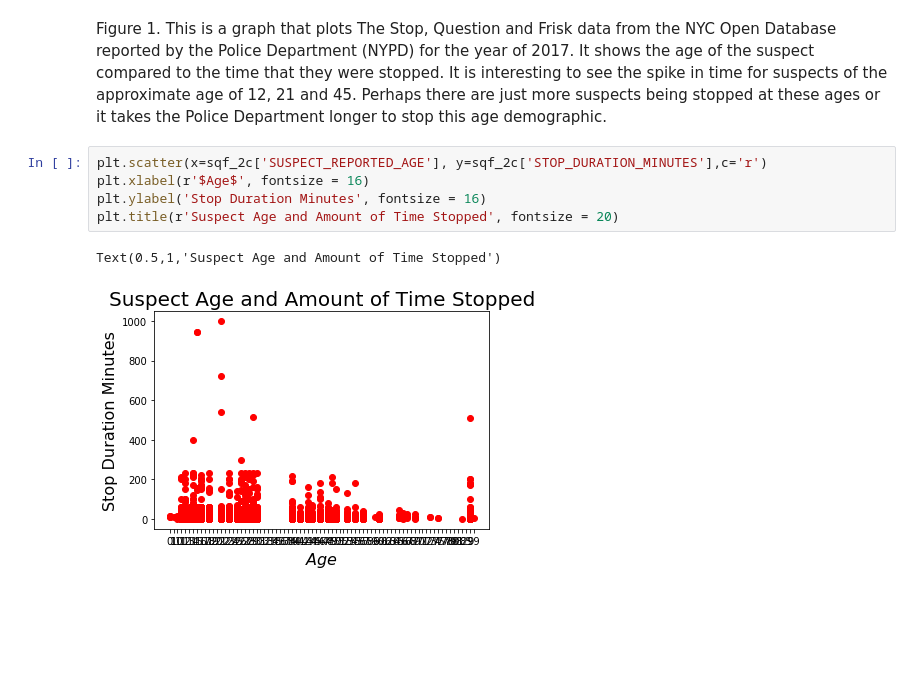
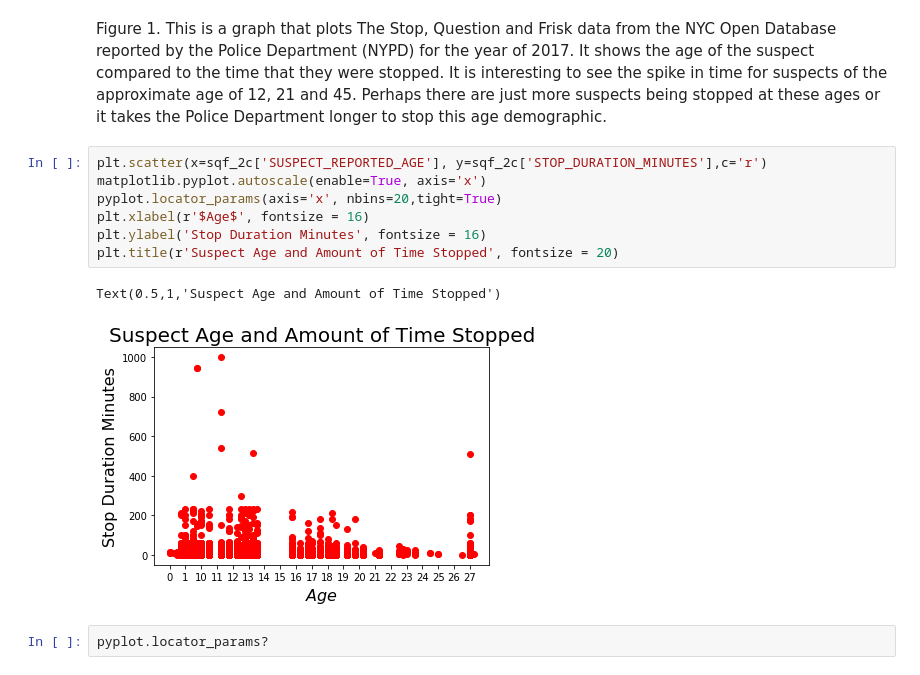
Before and after one commit to sarahJune1/PUI2018_sjs909, a Jupyter notebook: HW3_sjs909/HW.ipynb, the cells around one changed output. Saved outputs shown, nothing was run; the diff lists cells and outputs as text; blank space fills up the shorter version.

```diff
--- a/HW3_sjs909/HW.ipynb
+++ b/HW3_sjs909/HW.ipynb
@@ -137,9 +137,13 @@ Text(0.5,1,'Suspect Age and Amount of Time Stopped')
 Figure 1. This is a graph that plots The Stop, Question and Frisk data from the NYC Open Database reported by the Police Department (NYPD) for the year of 2017. It shows the age of the suspect compared to the time that they were stopped. It is interesting to see the spike in time for suspects of the approximate age of 12, 21 and 45. Perhaps there are just more suspects being stopped at these ages or it takes the Police Department longer to stop this age demographic.
 # %%
 plt.scatter(x=sqf_2c['SUSPECT_REPORTED_AGE'], y=sqf_2c['STOP_DURATION_MINUTES'],c='r')
+matplotlib.pyplot.autoscale(enable=True, axis='x')
+pyplot.locator_params(axis='x', nbins=20,tight=True)
 plt.xlabel(r'$Age$', fontsize = 16)
 plt.ylabel('Stop Duration Minutes', fontsize = 16)
 plt.title(r'Suspect Age and Amount of Time Stopped', fontsize = 20)
 # %% [output]
 Text(0.5,1,'Suspect Age and Amount of Time Stopped')
-[figure, old version]
+[figure, new version]
+# %%
+pyplot.locator_params?
```
